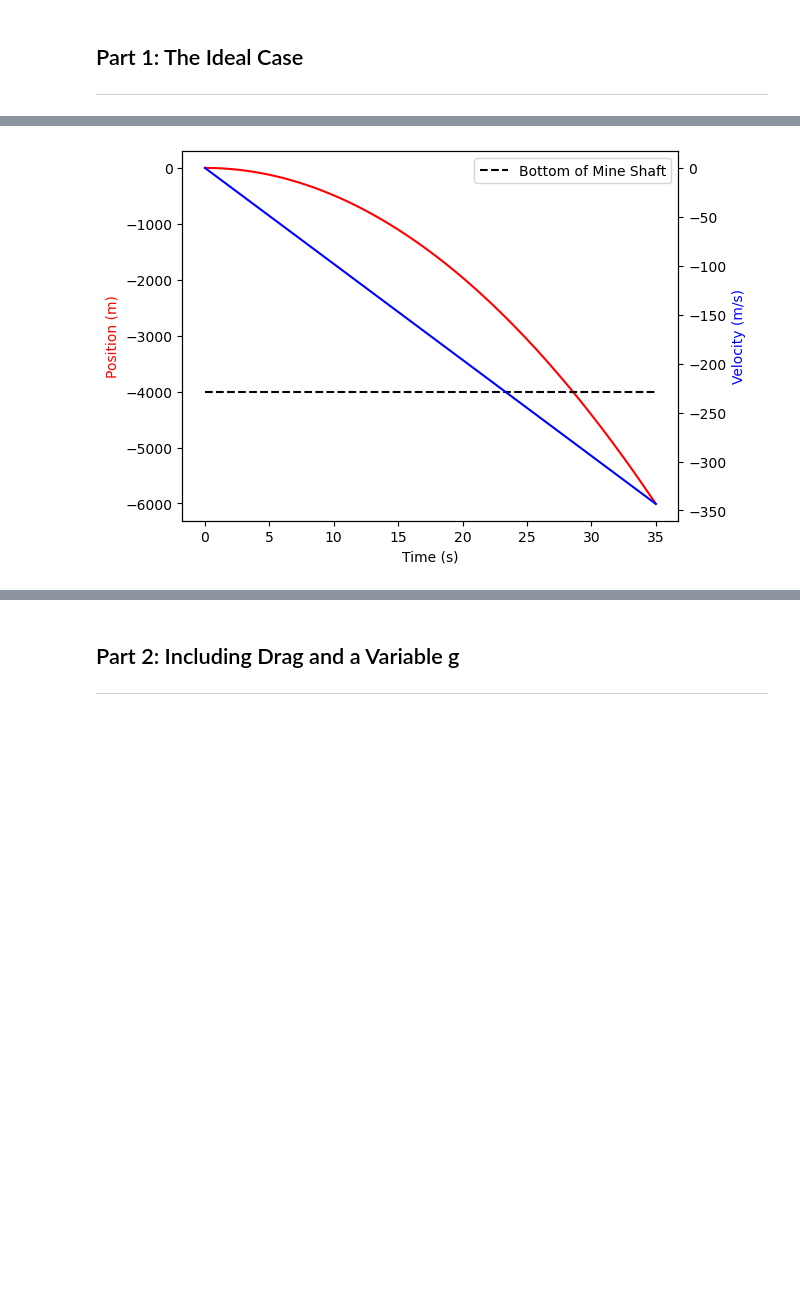
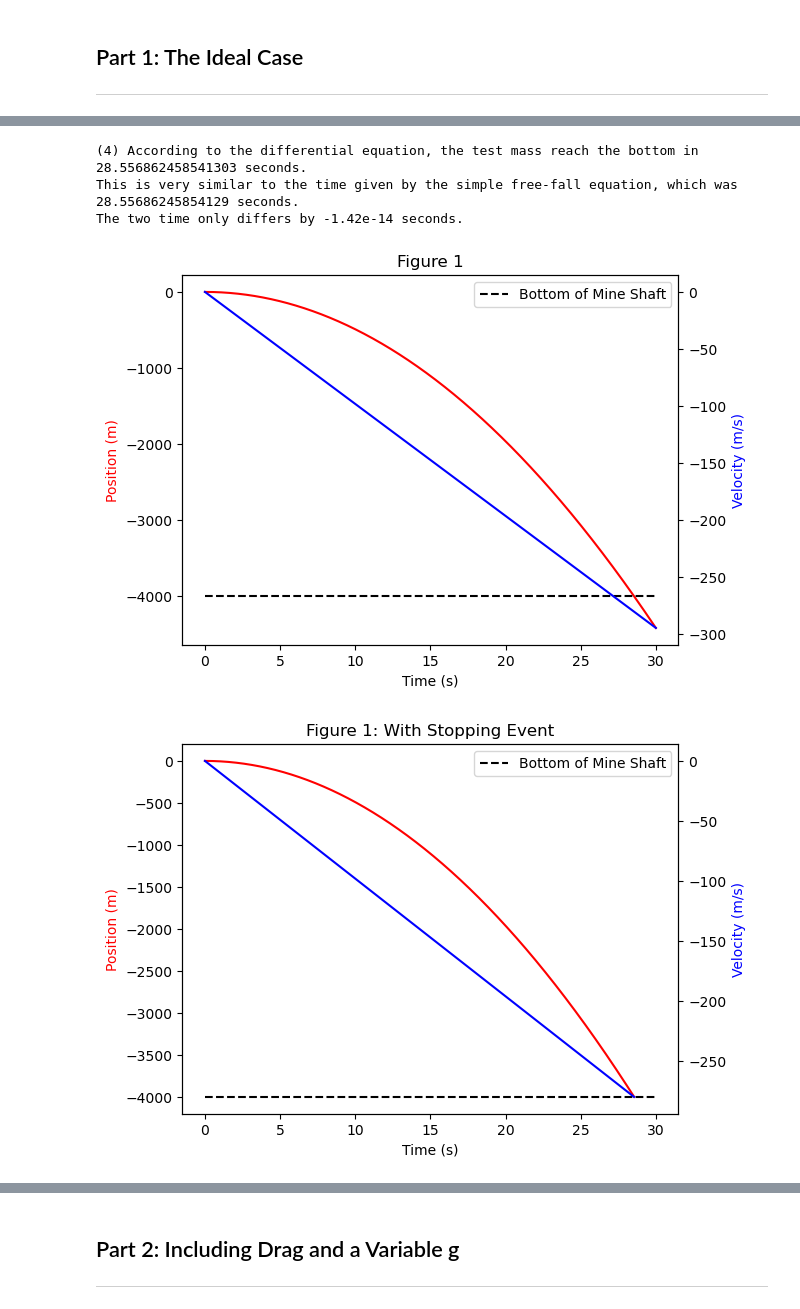
Before and after one commit to Elmer-Canales/PHYS265-spring25, a Jupyter notebook: Lab2/Lab2_Canales.ipynb, the cells around one changed output, grey strips where cells are left out. Drawn from its saved outputs; the diff is of its cells as text; code cells hidden in the pictures; blank space fills up the shorter version.

```diff
--- a/Lab2/Lab2_Canales.ipynb
+++ b/Lab2/Lab2_Canales.ipynb
@@ -6,12 +16,10 @@ from scipy.integrate import quad, solve_ivp
 ## Part 1: The Ideal Case
 ___
 # %%
-# Simple free-fall with no drag
-# Initializing variables
-g = 9.81   # m /s^2
-x0 = 4e3   # meters
+# Length of the mine shaft
+x0 = 4e3  # meters
 
-# Calculating the free-fall time and displaying
-fft = np.sqrt(2 * x0 / 9.8)
-print(f"The free fall time for a test object falling 4 km is {fft:.3f} seconds.")
+# Calculating the free fall time and displaying the results
+fft = np.sqrt(2 * x0 / g0)  # Simple free fall with no drag
+print(f"(1) The simple free-fall time for a test object falling 4 km is {fft} seconds.")
 # %% [output]
@@ -29,46 +37,86 @@ $$
 $$
 # %%
-# Intializing variables
-# Drag variables
+# Intializing drag variables and setting them to zero
 alpha = 0
 gamma = 0
 
-# Free-Fal function
+# Free-Fall equations
 def free_fall(t, s):
     y, v = s
     dydt = v
-    dvdt = -g - alpha * v**gamma
+    dvdt = -g0 + alpha * np.abs(v)**gamma
     return dydt, dvdt
 
 # Time span
-t0, tf = 0, 35
+t0, tf = 0, 30
 
-# Initial Conditions
+# Initial conditions
 y0, v0 = 0, 0
 
 # Time evaluated
-time = np.linspace(t0, tf, 100)
+time = np.linspace(t0, tf, 3000)
 
 # Solving with 'solve_ivp'
 soln = solve_ivp(fun = free_fall, t_span = (t0, tf), y0 = [y0, v0], t_eval = time)
 # Storing results of calculation into variables
-x = soln.t
+x_time = soln.t
 position = soln.y[0]
 velocity = soln.y[1]
 
+# (3) Plottinf results
+fig, ax_ff_p = plt.subplots(1, 1)
 # Plotting the position as a function of time
-fig, ax_ff_p = plt.subplots(1, 1)
-ax_ff_p.plot(x, position, color = 'red')
+ax_ff_p.plot(x_time, position, color = 'red')
 ax_ff_p.set_xlabel("Time (s)")
 ax_ff_p.set_ylabel("Position (m)", color = 'red')
+ax_ff_p.set_title("Figure 1")
 
-# Plotting the velocity as a function of time as a twin axis as the position
+# Plotting the velocity as a function of time as a twin axis with the first plot
 ax_ff_v = ax_ff_p.twinx()
-ax_ff_v.plot(x, velocity, color = 'blue')
+ax_ff_v.plot(x_time, velocity, color = 'blue')
 ax_ff_v.set_ylabel("Velocity (m/s)", color = 'blue')
 
 # Plotting horizontal line representing the bottom of the mine shaft at 4 km
 ax_ff_p.hlines(-4000, t0, tf, linestyle = '--', color = 'black', label = "Bottom of Mine Shaft")
+ax_ff_p.legend()
+
+# Stopping fuction to detect when test mass reach bottom of mine shaft
+def stop_shaft(t, y):
+    return y[0] + 4000
+stop_shaft.terminal = True
+
+# Again solving the equation, but with an event to stop when the test mass reach the bottom of the mine shaft
+soln = solve_ivp(fun = free_fall, t_span = (t0, tf), y0 = [y0, v0], t_eval = time, events = stop_shaft)
+x_time = soln.t
+position = soln.y[0]
+velocity = soln.y[1]
+# Variable for the time it take to reach the bottom of the mine shaft
+bottom_time = soln.t_events[0][0]
+
+# Re-Plotting the same plot as above, but with stopping event
+fig, ax_ff_p = plt.subplots(1, 1)
+# Plot of position as a function of time
+ax_ff_p.plot(x_time, position, color = 'red')
+ax_ff_p.set_xlabel("Time (s)")
+ax_ff_p.set_ylabel("Position (m)", color = 'red')
+ax_ff_p.set_title("Figure 1: With Stopping Event")
+
+# Plot of velocity as a function of time
+ax_ff_v = ax_ff_p.twinx()
+ax_ff_v.plot(x_time, velocity, color = 'blue')
+ax_ff_v.set_ylabel("Velocity (m/s)", color = 'blue')
+
+# Horizontal line representing the bottom of the mine shaft at 4 km
+ax_ff_p.hlines(-4000, t0, tf, linestyle = '--', color = 'black', label = "Bottom of Mine Shaft")
 ax_ff_p.legend();
+
+# Printing the time it take for the test mass to reach the bottom of the mine shaft
+print(f"""(4) According to the differential equation, the test mass reach the bottom in {bottom_time} seconds.
+This is very similar to the time given by the simple free-fall equation, which was {fft} seconds.
+The two time only differs by {(fft - bottom_time):.2e} seconds.\n""")
 # %% [output]
+(4) According to the differential equation, the test mass reach the bottom in 28.556862458541303 seconds.
+This is very similar to the time given by the simple free-fall equation, which was 28.55686245854129 seconds.
+The two time only differs by -1.42e-14 seconds.
-[figure, old version]
+[figure, new version]
+[figure, added]
```
Also changed, not shown: parts of 12 cells of this notebook.
